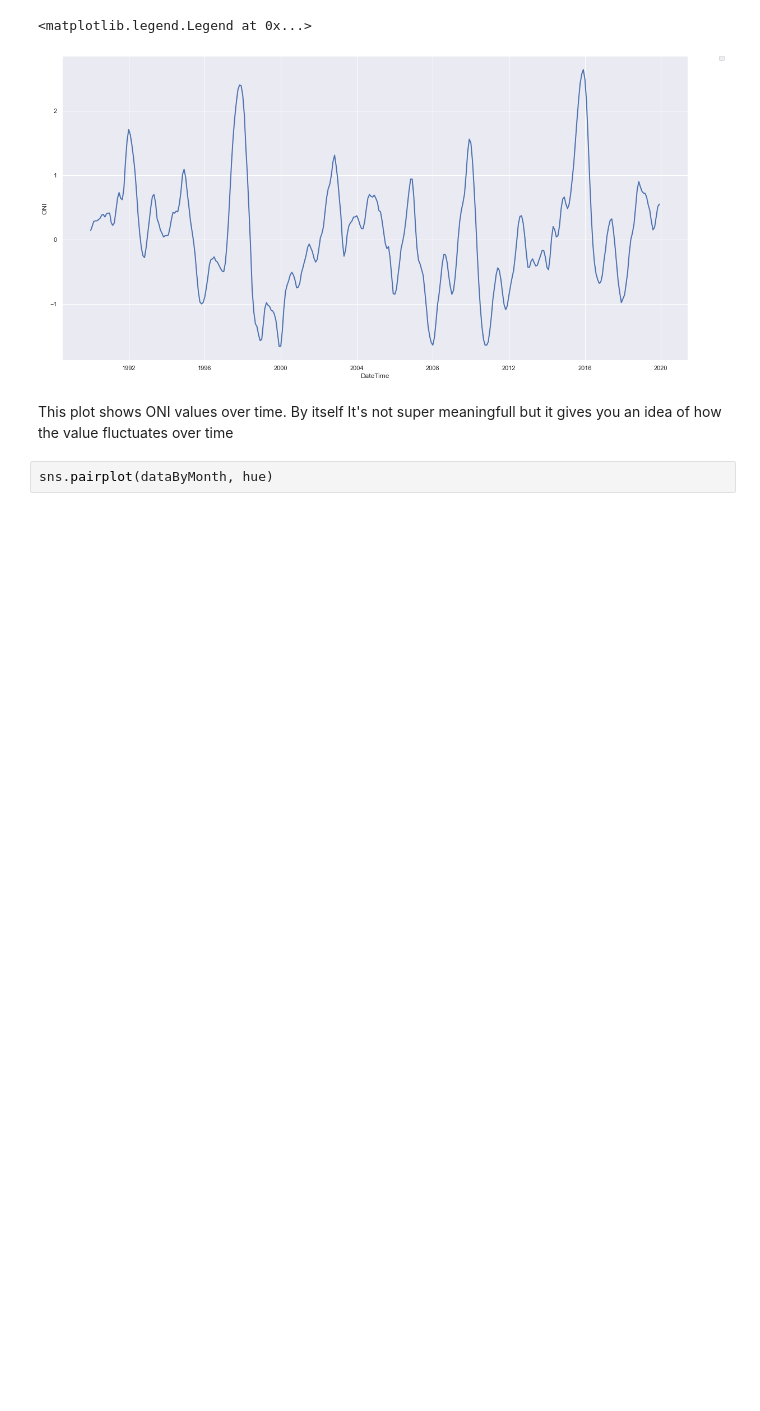
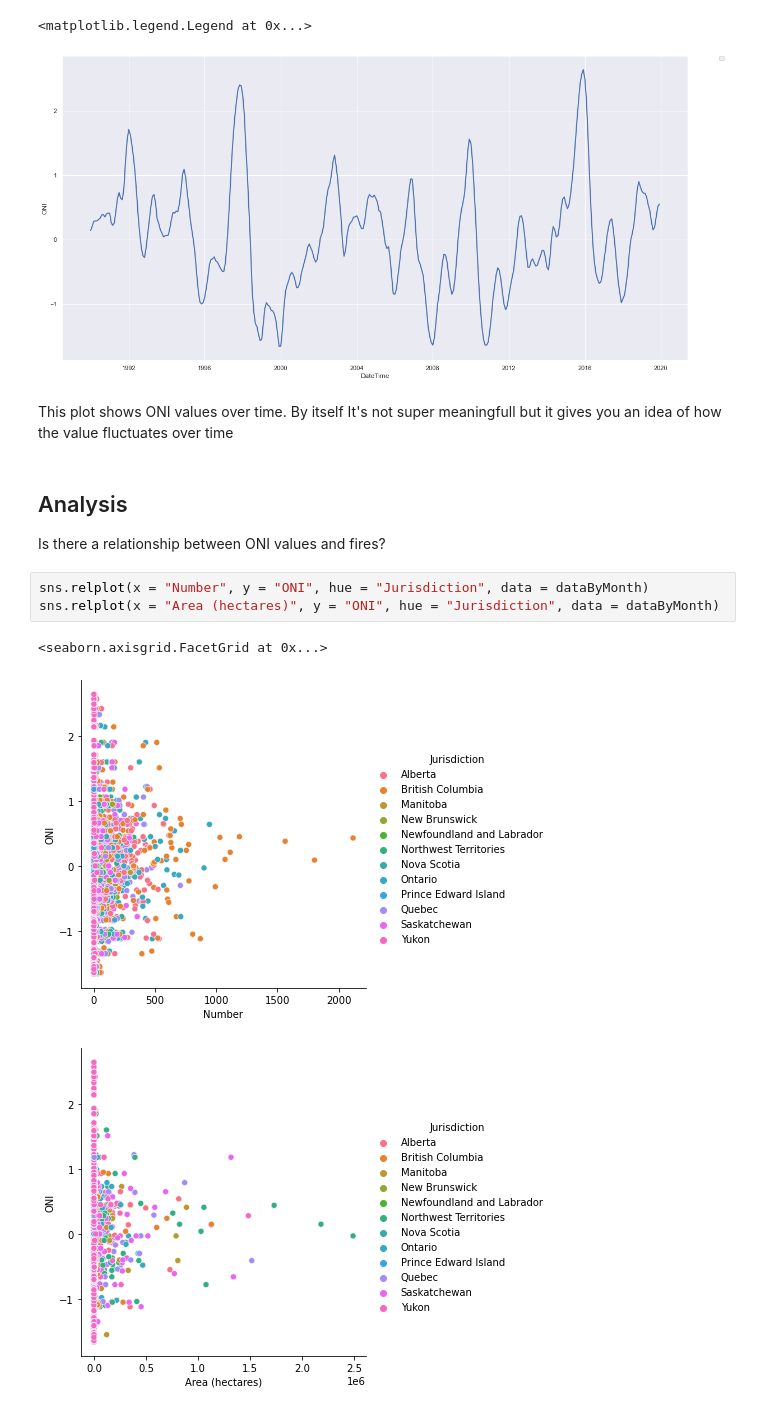
Before and after one commit to data301-2021-winter1/project-group33-project, a Jupyter notebook: notebooks/analysis1.ipynb, the cells around one changed output. Drawn from its saved outputs; the diff is of its cells as text; blank space fills up the shorter version.

Commit message:
Finished analysis

```diff
--- a/notebooks/analysis1.ipynb
+++ b/notebooks/analysis1.ipynb
@@ -169,5 +196,13 @@ No handles with labels found to put in legend.
 [figure]
 # %% [markdown]
 This plot shows ONI values over time. By itself It's not super meaningfull but it gives you an idea of how the value fluctuates over time
-# %%
-sns.pairplot(dataByMonth, hue)
+# %% [markdown]
+## Analysis
+Is there a relationship between ONI values and fires?
+# %%
+sns.relplot(x = "Number", y = "ONI", hue = "Jurisdiction", data = dataByMonth)
+sns.relplot(x = "Area (hectares)", y = "ONI", hue = "Jurisdiction", data = dataByMonth)
+# %% [output]
+<seaborn.axisgrid.FacetGrid at 0x...>
+[figure, added]
+[figure, added]
```
Also changed, not shown: parts of 16 cells of this notebook, 1 other file.
